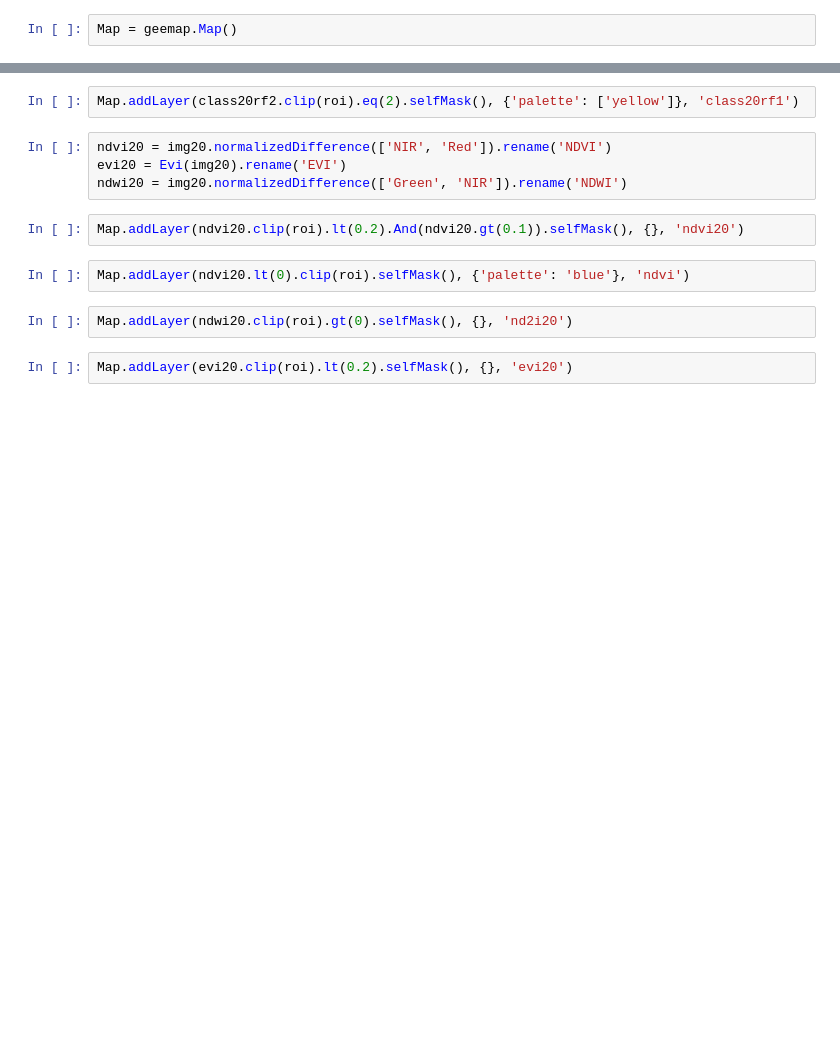
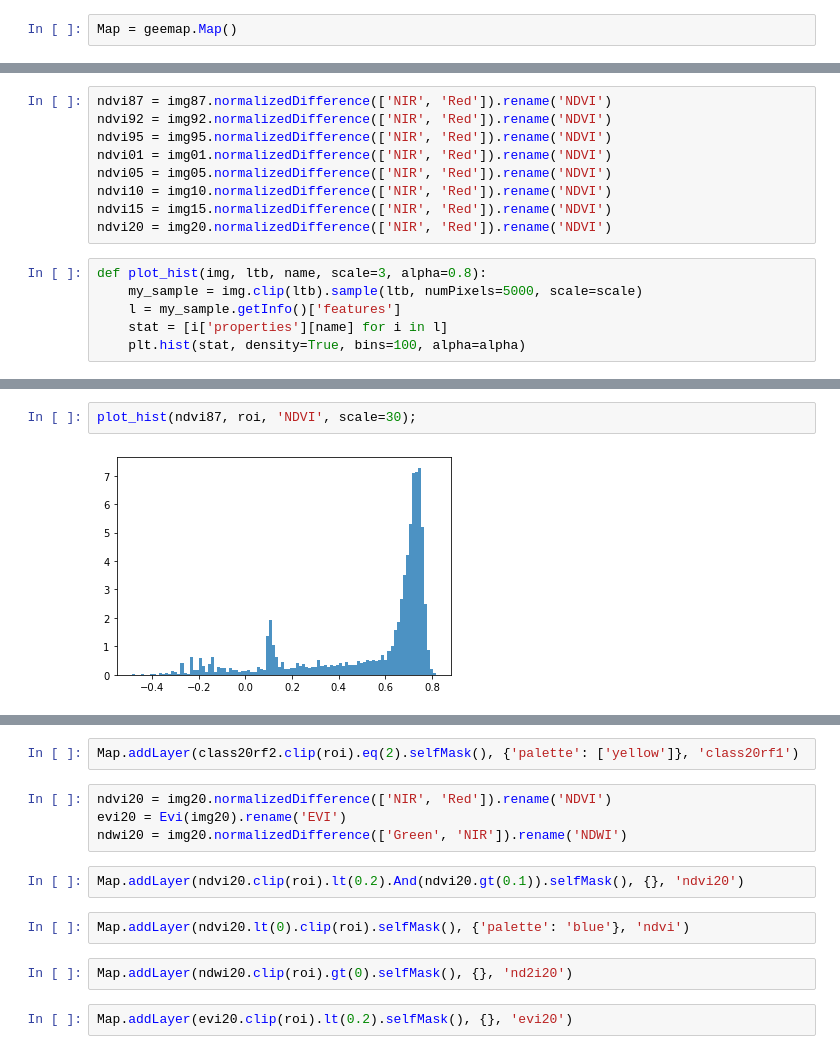
Before and after one commit to yiLuo374/geeCenterline, a Jupyter notebook: sandbar_ar.ipynb, the cells around one changed output, grey strips where cells are left out. Saved outputs shown, nothing was run; the diff lists cells and outputs as text; blank space fills up the shorter version.

```diff
--- a/sandbar_ar.ipynb
+++ b/sandbar_ar.ipynb
@@ -53,0 +54,15 @@ Map.addLayer(class20rf.clip(roi), {'min':1, 'max':3, 'palette': ['#0080FF', 'red
+# %%
+ndvi87 = img87.normalizedDifference(['NIR', 'Red']).rename('NDVI')
+ndvi92 = img92.normalizedDifference(['NIR', 'Red']).rename('NDVI')
+ndvi95 = img95.normalizedDifference(['NIR', 'Red']).rename('NDVI')
+ndvi01 = img01.normalizedDifference(['NIR', 'Red']).rename('NDVI')
+ndvi05 = img05.normalizedDifference(['NIR', 'Red']).rename('NDVI')
+ndvi10 = img10.normalizedDifference(['NIR', 'Red']).rename('NDVI')
+ndvi15 = img15.normalizedDifference(['NIR', 'Red']).rename('NDVI')
+ndvi20 = img20.normalizedDifference(['NIR', 'Red']).rename('NDVI')
+# %%
+def plot_hist(img, ltb, name, scale=3, alpha=0.8):
+    my_sample = img.clip(ltb).sample(ltb, numPixels=5000, scale=scale)
+    l = my_sample.getInfo()['features']
+    stat = [i['properties'][name] for i in l]
+    plt.hist(stat, density=True, bins=100, alpha=alpha)
@@ -53,0 +76,4 @@ Map.addLayer(class20rf.clip(roi), {'min':1, 'max':3, 'palette': ['#0080FF', 'red
+# %%
+plot_hist(ndvi87, roi, 'NDVI', scale=30);
+# %% [output]
+[figure, added]
```
Also changed, not shown: parts of 27 cells of this notebook.
